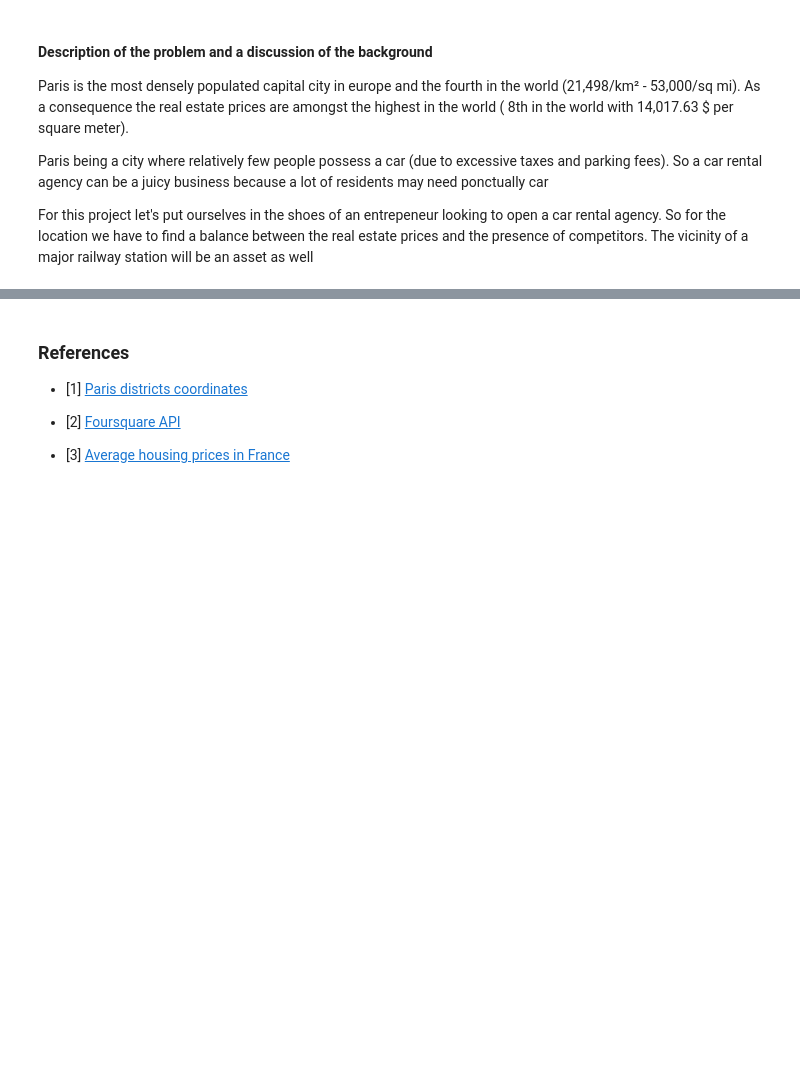
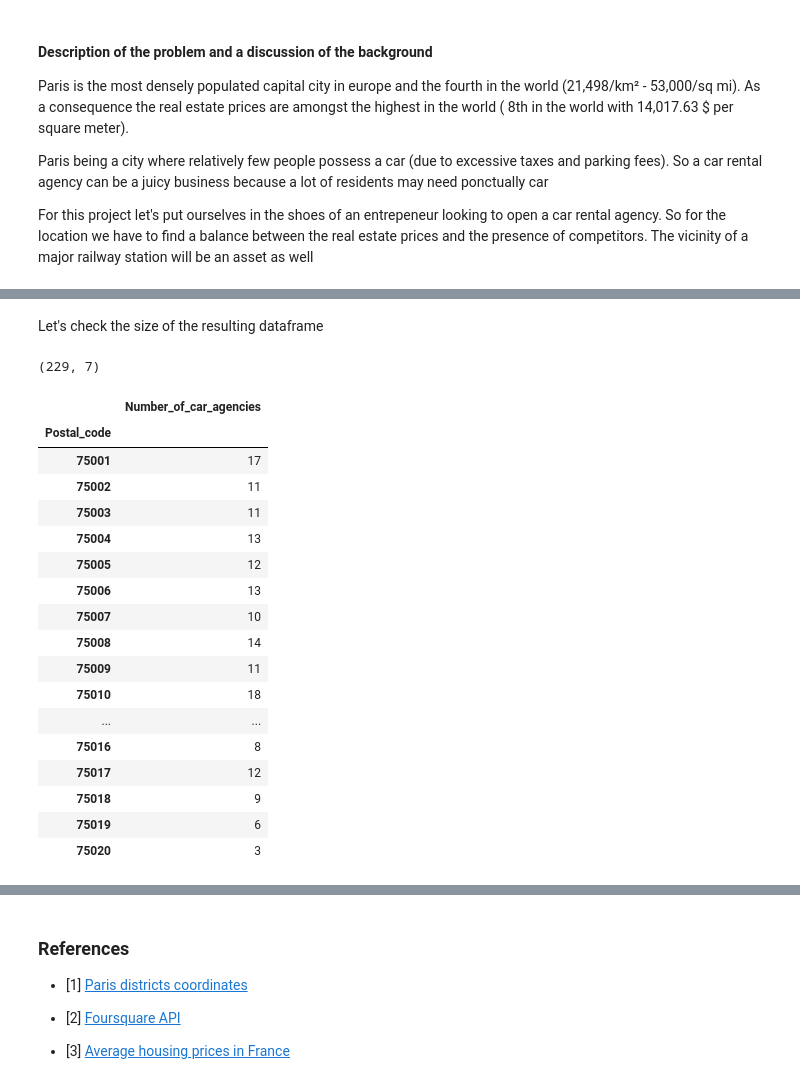
Before and after one commit to RedouanSabir/Coursera_Capstone, a Jupyter notebook: Capstone_Project_The_Battle_of_Neighborhoods_Week1.ipynb, the cells around one changed output, grey strips where cells are left out. Saved outputs shown, nothing was run; the diff lists cells and outputs as text; code cells hidden in the pictures; blank space fills up the shorter version.

```diff
--- a/Capstone_Project_The_Battle_of_Neighborhoods_Week1.ipynb
+++ b/Capstone_Project_The_Battle_of_Neighborhoods_Week1.ipynb
@@ -23,0 +111,19 @@ To solve this problem we will use the following data :
+# %%
+# create map of Paris using latitude and longitude values
+map_paris = folium.Map(location=[latitude, longitude], zoom_start=10)
+
+# add markers to map
+for lat, lng,neighborhood in zip(paris_neighbourhood_df['Latitude'], paris_neighbourhood_df['Longitude'], paris_neighbourhood_df['Neighbourhood_Name']):
+    label = '{}'.format(neighborhood)
+    label = folium.Popup(label, parse_html=True)
+    folium.CircleMarker(
+        [lat, lng],
+        radius=5,
+        popup=label,
+        color='blue',
+        fill=True,
+        fill_color='#3186cc',
+        fill_opacity=0.7,
+        parse_html=False).add_to(map_paris)
+
+map_paris
@@ -23,0 +213,35 @@ To solve this problem we will use the following data :
+# %% [markdown]
+Let's check the size of the resulting dataframe
+# %%
+#The "autolib' station" are not car rent agencies but self service cars
+#So Let's remove them
+paris_car_rental=paris_car_rental[paris_car_rental['Venue'] != "Autolib’ Station" ]
+paris_car_rental=paris_car_rental[paris_car_rental['Venue'] != "Autolib' Station"]
+
+print(paris_car_rental.shape)
+
+# let's count the numbre of car agencies per district
+car_rental_agencies=paris_car_rental.groupby(['Postal_code'])['Venue'].count().to_frame()
+car_rental_agencies.columns=['Number_of_car_agencies']
+car_rental_agencies=car_rental_agencies
+car_rental_agencies
+# %% [output]
+(229, 7)
+|  | Number_of_car_agencies |
+| Postal_code |  |
+| 75001 | 17 |
+| 75002 | 11 |
+| 75003 | 11 |
+| 75004 | 13 |
+| 75005 | 12 |
+| 75006 | 13 |
+| 75007 | 10 |
+| 75008 | 14 |
+| 75009 | 11 |
+| 75010 | 18 |
+| ... | ... |
+| 75016 | 8 |
+| 75017 | 12 |
+| 75018 | 9 |
+| 75019 | 6 |
+| 75020 | 3 |
```
Also changed, not shown: parts of 29 cells of this notebook.
